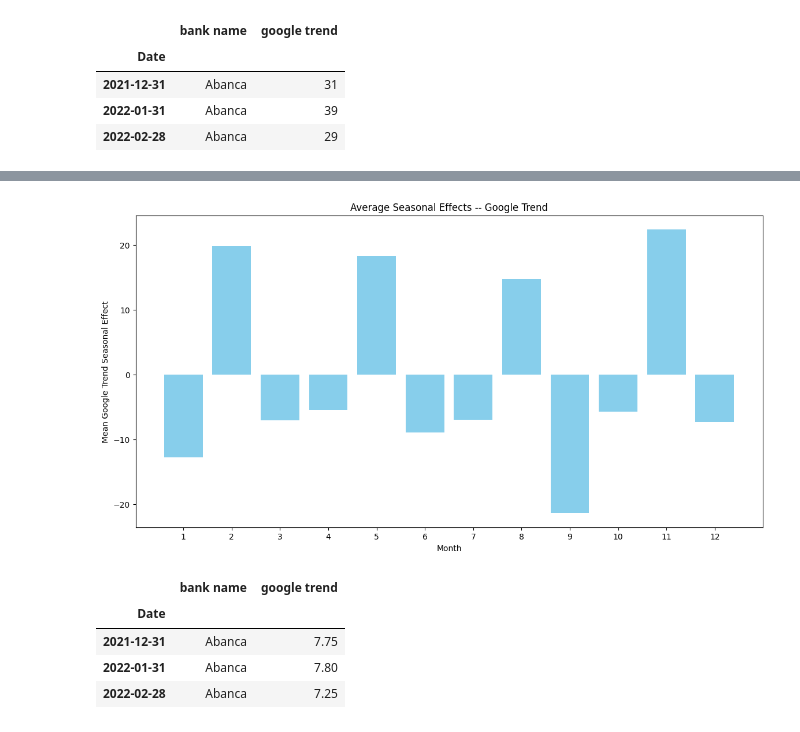
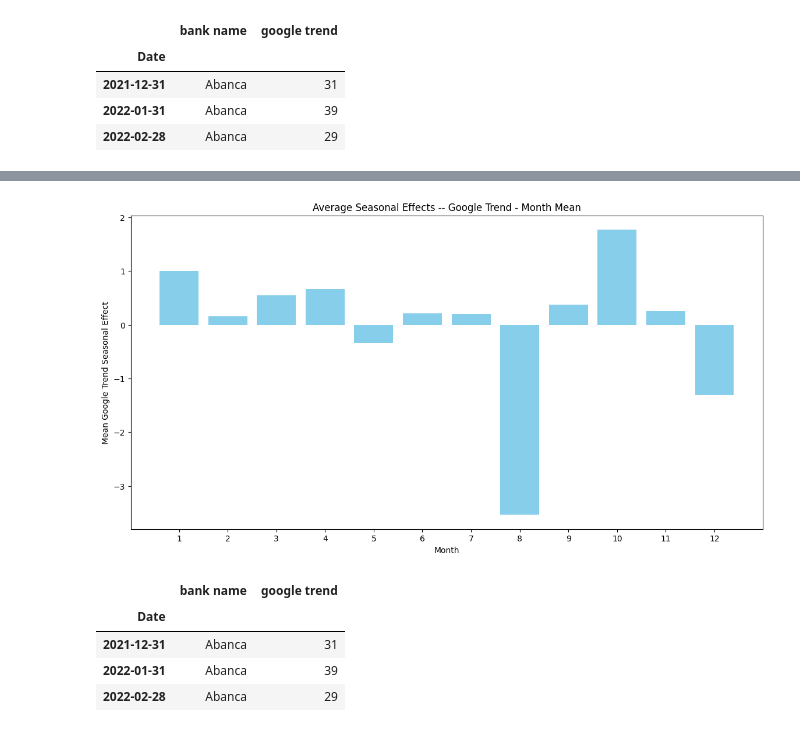
Before and after one commit to agbennett-bse/deloitte_digital_banking, a Jupyter notebook: deloitte_digital_banking/google-trend.ipynb, the cells around one changed output, grey strips where cells are left out. Saved outputs shown, nothing was run; the diff lists cells and outputs as text; code cells hidden in the pictures.

Commit message:
google-trend-weekly and fixed time range bugs and picture of rank - position

```diff
--- a/deloitte_digital_banking/google-trend.ipynb
+++ b/deloitte_digital_banking/google-trend.ipynb
@@ -65,7 +292,7 @@ def decompose_and_analyze_seasonality(group, target_column = 'Rank', model_type
         # period of 12 for monthly data (yearly seasonality)
         result = seasonal_decompose(group[target_column], model=model_type, period=12)
         result.plot()
-        plt.title(f"Decomposition for Bank: {group.name}")
+        plt.title(f"Decomposition for Bank: {group.name[0]}, Category: {group.name[1]}")
         plt.tight_layout()
         plt.show()
 
@@ -101,3 +328,31 @@ def analyze_error_component(residuals, name):
 
     plt.tight_layout()
     plt.show()
+# %%
+google_df = df.copy()
+google_df['Date'] = pd.to_datetime(google_df['Date'])
+
+# Set 'Date' as index
+google_df.set_index('Date', inplace=True)
+
+google_df.sort_index(inplace=True)
+
+# Filter for dates before 2022-01-01
+filtered_df = google_df.loc['2021-1-01':]
+
+google_df = filtered_df
+
+# Resample to monthly frequency and aggregate data
+monthly_google_df = google_df.resample('M').mean()  # Use sum, mean, or other aggregation function
+
+# Reset index to have 'Month' as a column
+monthly_google_df.reset_index(inplace=True)
+
+monthly_google_df= monthly_google_df.reset_index(drop=True)
+# Melting the DataFrame
+long_monthly_google_df = monthly_google_df.melt(id_vars=['Date'], var_name='bank name', value_name='google trend')
+
+long_monthly_google_df['Date'] = pd.to_datetime(long_monthly_google_df['Date'])
+long_monthly_google_df.set_index('Date', inplace=True)
+
+long_monthly_google_df.head(3)
@@ -121,29 +382,29 @@ seasonal_effects = long_monthly_google_df.groupby(['bank name']).apply(
 # %%
 import matplotlib.pyplot as plt
 import numpy as np
 
 seasonal_effects = seasonal_effects.dropna()
 monthly_mean_seasonal_effects = seasonal_effects.mean(axis=0)
 
 # Limit to the first 12 months
-monthly_mean_seasonal_effects = monthly_mean_seasonal_effects[:12]
+monthly_mean_seasonal_effects = monthly_mean_seasonal_effects[1:13]
 
 # Plotting
 plt.figure(figsize=(14, 7))  # Adjusting figure size for clarity
 plt.bar(range(1, 13), monthly_mean_seasonal_effects.values, color='skyblue', width=0.8)
 
 # Setting up the x-axis to show month numbers from 1 to 12
 plt.xticks(np.arange(1, 13, step=1))
 
 # Setting labels and title
-plt.title('Average Seasonal Effects -- Google Trend')
+plt.title('Average Seasonal Effects -- Google Trend - Month Mean')
 plt.xlabel('Month')
 plt.ylabel('Mean Google Trend Seasonal Effect')
 
 # Show the plot
 plt.show()
 # %% [output]
-[figure, old version]
+[figure, new version]
 # %%
 google_df = df.copy()
 google_df['Date'] = pd.to_datetime(google_df['Date'])
@@ -151,8 +412,15 @@ google_df['Date'] = pd.to_datetime(google_df['Date'])
 # Set 'Date' as index
 google_df.set_index('Date', inplace=True)
 
+google_df.sort_index(inplace=True)
+
+# Filter for dates before 2022-01-01
+filtered_df = google_df.loc['2021-1-01':]
+
+google_df = filtered_df
+
 # Resample to monthly frequency and aggregate data
-monthly_google_df = google_df.resample('M').mean()  # Use sum, mean, or other aggregation function
+monthly_google_df = google_df.resample('M').sum()  # Use sum, mean, or other aggregation function
 
 # Reset index to have 'Month' as a column
 monthly_google_df.reset_index(inplace=True)
@@ -168,9 +436,9 @@ long_monthly_google_df.head(3)
 # %% [output]
 |  | bank name | google trend |
 | Date |  |  |
-| 2021-12-31 | Abanca | 7.75 |
-| 2022-01-31 | Abanca | 7.80 |
-| 2022-02-28 | Abanca | 7.25 |
+| 2021-12-31 | Abanca | 31 |
+| 2022-01-31 | Abanca | 39 |
+| 2022-02-28 | Abanca | 29 |
 # %%
 seasonal_effects = long_monthly_google_df.groupby(['bank name']).apply(
     lambda group: decompose_and_analyze_seasonality(group, 'google trend', 'additive'))
```
Also changed, not shown: parts of 12 cells of this notebook.
